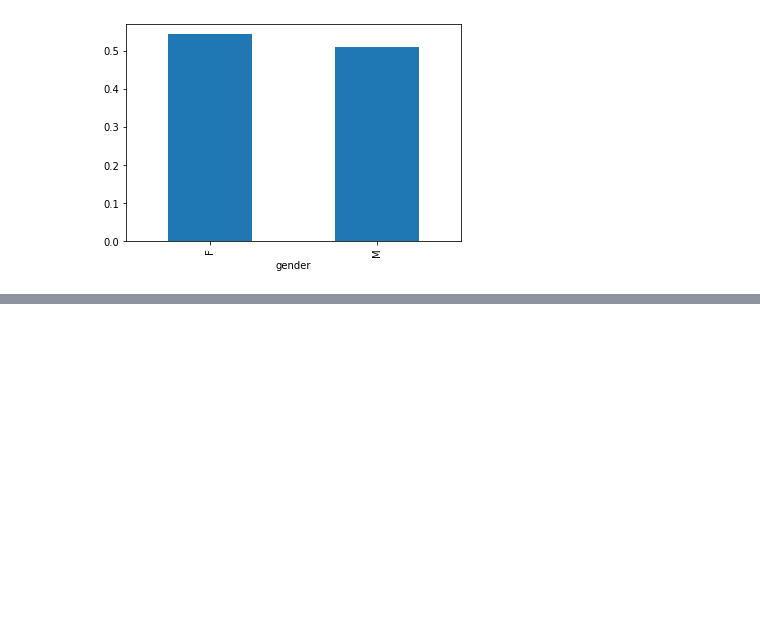
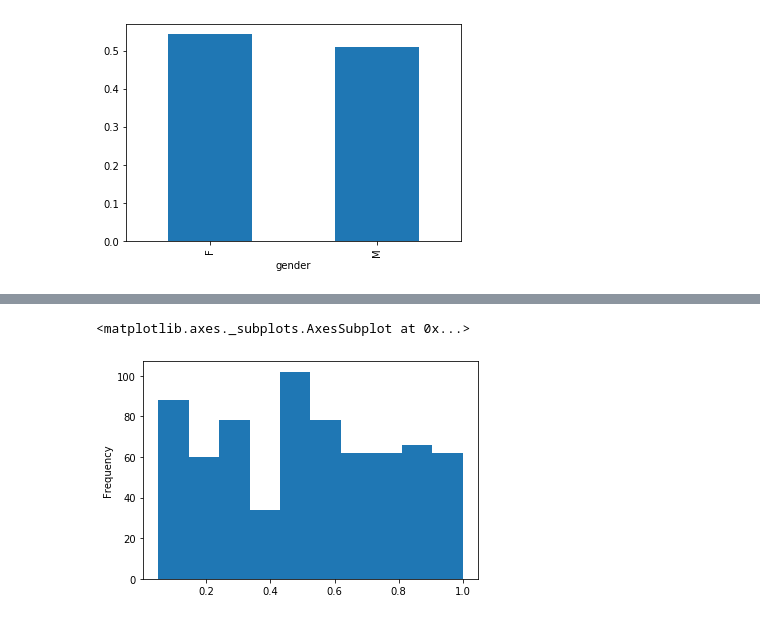
Before and after one commit to kayschulz/survivor_analysis, a Jupyter notebook: exploratory_analysis.ipynb, the cells around one changed output, grey strips where cells are left out. Cells and saved outputs as stored; diff of their text form; code cells hidden in the pictures; blank space fills up the shorter version.

```diff
--- a/exploratory_analysis.ipynb
+++ b/exploratory_analysis.ipynb
@@ -483,0 +505,5 @@ AttributeError: 'DataFrame' object has no attribute 'box'
+# %%
+males['adjusted_placement'].plot(kind='hist')
+# %% [output]
+<matplotlib.axes._subplots.AxesSubplot at 0x...>
+[figure, added]
```
Also changed, not shown: parts of 6 cells of this notebook.
